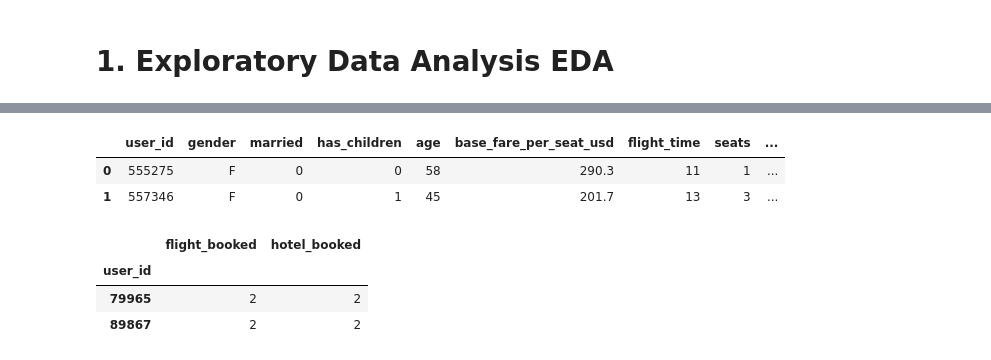
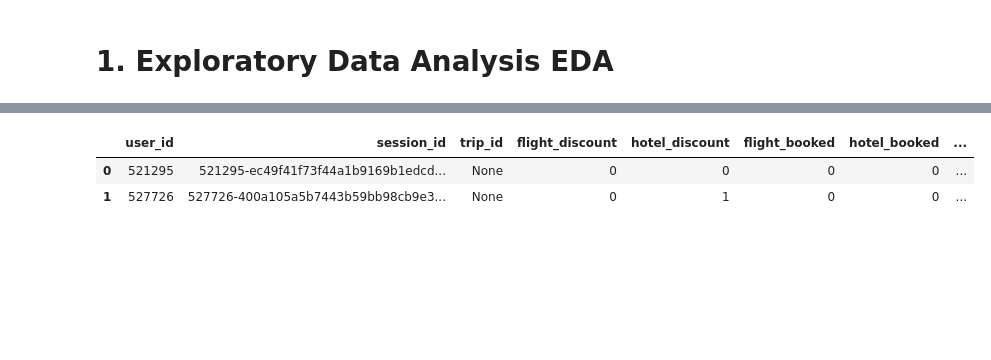
Before and after one commit to derewor/Travel-Tide-project, a Jupyter notebook: TravelTide_project_final.ipynb, the cells around one changed output, grey strips where cells are left out. Drawn from its saved outputs; the diff is of its cells as text; code cells hidden in the pictures; blank space fills up the shorter version.

```diff
--- a/TravelTide_project_final.ipynb
+++ b/TravelTide_project_final.ipynb
@@ -122,15 +137,12 @@ dtype: int64
-# %%
-# The user_id and trip_id are duplicated. So need to drop the extra ones.
-final_table = final_table.loc[:, ~final_table.columns.duplicated()]
 # %%
 # calculate the distance between the departure airport and the arrival airport
-def haversine(lat1, long1, lat2, long2):
+def haversine(lat1, lon1, lat2, lon2):
     # Convert latitude and longitude from degrees to radians
-    lat1, long1, lat2, long2 = map(np.radians, [lat1, long1, lat2, long2])
+    lat1, lon1, lat2, lon2 = map(np.radians, [lat1, lon1, lat2, lon2])
     # Haversine formula
     del_lat = lat2 - lat1
-    del_long = long2 - long1
-    a = np.sin(del_lat/2.0)**2 + np.cos(lat1) * np.cos(lat2) * np.sin(del_long/2.0)**2
+    del_lon = lon2 - lon1
+    a = np.sin(del_lat/2.0)**2 + np.cos(lat1) * np.cos(lat2) * np.sin(del_lon/2.0)**2
     c = 2 * np.arcsin(np.sqrt(a))
 
     # Radius of Earth in kilometers (use 3956 for miles)
@@ -138,10 +150,5 @@ def haversine(lat1, long1, lat2, long2):
 
     # Calculate the result
     return c * r
-final_table['distance_km'] = final_table.apply(lambda x: haversine(x['home_airport_lat'], x['home_airport_lon'], x['destination_airport_lat'], x['destination_airport_lon']), axis=1)
+final_table['distance_km'] = final_table.apply(lambda x: haversine(x['home_airport_lat'], x['home_airport_lon'],
+                                                                   x['destination_airport_lat'], x['destination_airport_lon']), axis=1)
-# %%
-# There are many unneeded columns. Therefore, these columns are dropped.
-cols_to_drop = final_table[['birthdate','home_city','home_airport', 'home_airport_lat','home_airport_lon','hotel_name','check_in_time',  \
-                           'check_out_time', 'origin_airport', 'destination', 'destination_airport', 'trip_airline','destination_airport_lat', \
-                           'destination_airport_lon', 'nights']]
-final_table = final_table.drop(columns=cols_to_drop)
@@ -181,7 +181,2 @@ final_table.describe()
-# %%
-# There are some higher prices for hotel_per_room_usd and base_fare_usd. This probably involve more than one person. So, this need to be corrected
-# by multiplying with number of rooms and dividing with the number of seats. Since we donot know how many stayed in one room.
-final_table['hotel_per_room_seat_usd'] = final_table['hotel_per_room_usd'] * final_table['rooms'] / final_table['seats']
-final_table['base_fare_per_seat_usd'] = final_table['base_fare_usd'] / final_table['seats']
 # %%
 # graphical observation of the distribution of some of the columns.
@@ -242,24 +202,11 @@ Index(['user_id', 'gender', 'married', 'has_children', 'home_country',
 # %%
 # catagorization of the customers is made on the following columns. The catagorization is done at two level; one on session level table and second
 # on aggregated data at user level
-category_session = final_table[['user_id','gender','married','has_children','age','base_fare_per_seat_usd','flight_time','seats','checked_bags','days_before_flight','distance_km']]
-category_session = category_session.loc[:, ~category_session.columns.duplicated()]
-category_session[['age','flight_time','days_before_flight']] = category_session[['age','flight_time','days_before_flight']].astype(int)
+category_session = final_table[['user_id','session_id','trip_id','flight_discount','hotel_discount','flight_booked','hotel_booked','cancellation',
+                                  'rooms','hotel_per_room_usd','nights_corr', 'base_fare_usd','trip_length',
+                                  'seats','checked_bags','travel_lead_time','distance_km']]
 category_session.head(2)
 # %% [output]
-|  | user_id | gender | married | has_children | age | base_fare_per_seat_usd | flight_time | seats | ... |
-| 0 | 555275 | F | 0 | 0 | 58 | 290.3 | 11 | 1 | ... |
-| 1 | 557346 | F | 0 | 1 | 45 | 201.7 | 13 | 3 | ... |
+|  | user_id | session_id | trip_id | flight_discount | hotel_discount | flight_booked | hotel_booked | ... |
+| 0 | 521295 | 521295-ec49f41f73f44a1b9169b1edcd... | None | 0 | 0 | 0 | 0 | ... |
+| 1 | 527726 | 527726-400a105a5b7443b59bb98cb9e3... | None | 0 | 1 | 0 | 0 | ... |
-# %%
-# the user level aggregation of selected columns of session data
-category_user = final_table[['user_id','flight_booked','hotel_booked']]
-category_user = category_user.loc[:, ~category_user.columns.duplicated()]
-category_user_grouped = category_user.groupby('user_id')[['flight_booked','hotel_booked']].sum()
-#category_user_grouped['cancellation_rate'] = category_user_grouped['cancellation'] / category_user_grouped['flight_booked']
-#category_user_grouped['hotel_booking_rate'] = category_user_grouped['hotel_booked'] / category_user_grouped['flight_booked']
-category_user_grouped.head(2)
-# %% [output]
-|  | flight_booked | hotel_booked |
-| user_id |  |  |
-| 79965 | 2 | 2 |
-| 89867 | 2 | 2 |
```
Also changed, not shown: parts of 51 cells of this notebook.
